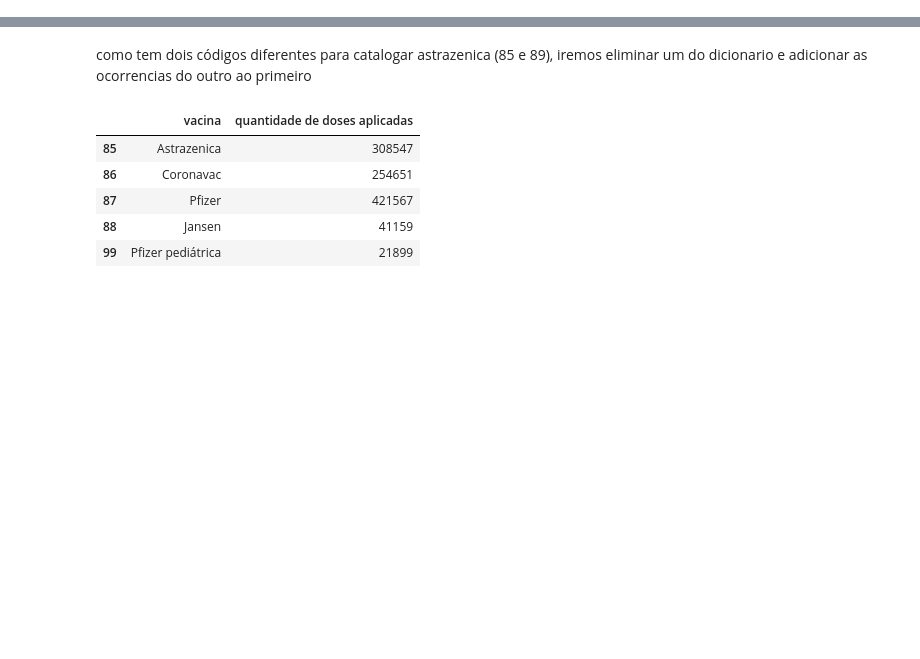
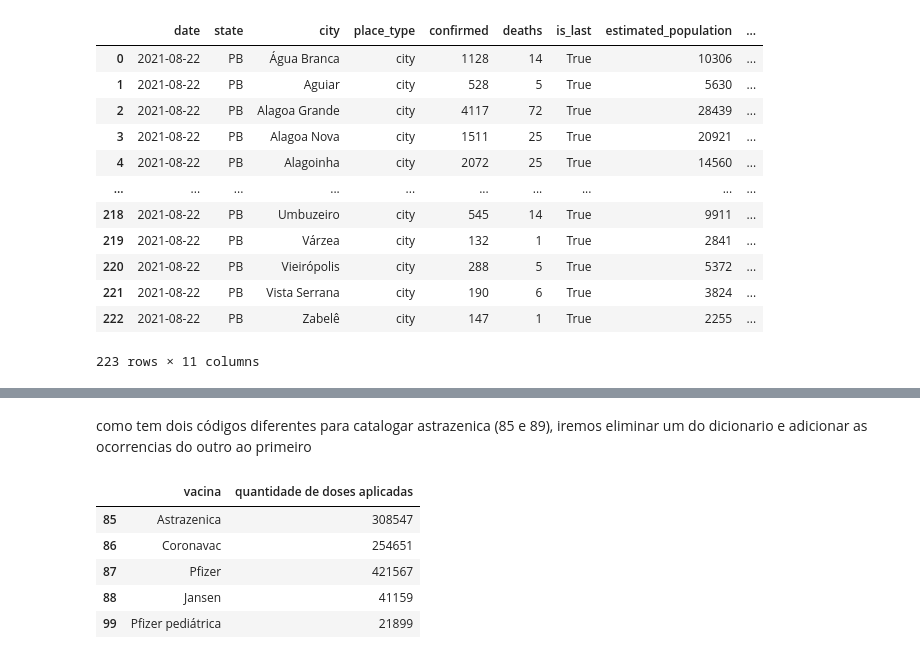
Before and after one commit to maxbarbosa/data-science-final-project, a Jupyter notebook: graphs.ipynb, the cells around one changed output, grey strips where cells are left out. Cells and saved outputs as stored; diff of their text form; code cells hidden in the pictures; blank space fills up the shorter version.

```diff
--- a/graphs.ipynb
+++ b/graphs.ipynb
@@ -15,3 +15,20 @@ vax_df.head(5)
+# %%
+casos_df = pd.read_csv('datasets/dados_casos.csv')
+casos_df
+# %% [output]
+|  | date | state | city | place_type | confirmed | deaths | is_last | estimated_population | ... |
+| 0 | 2021-08-22 | PB | Água Branca | city | 1128 | 14 | True | 10306 | ... |
+| 1 | 2021-08-22 | PB | Aguiar | city | 528 | 5 | True | 5630 | ... |
+| 2 | 2021-08-22 | PB | Alagoa Grande | city | 4117 | 72 | True | 28439 | ... |
+| 3 | 2021-08-22 | PB | Alagoa Nova | city | 1511 | 25 | True | 20921 | ... |
+| 4 | 2021-08-22 | PB | Alagoinha | city | 2072 | 25 | True | 14560 | ... |
+| ... | ... | ... | ... | ... | ... | ... | ... | ... | ... |
+| 218 | 2021-08-22 | PB | Umbuzeiro | city | 545 | 14 | True | 9911 | ... |
+| 219 | 2021-08-22 | PB | Várzea | city | 132 | 1 | True | 2841 | ... |
+| 220 | 2021-08-22 | PB | Vieirópolis | city | 288 | 5 | True | 5372 | ... |
+| 221 | 2021-08-22 | PB | Vista Serrana | city | 190 | 6 | True | 3824 | ... |
+| 222 | 2021-08-22 | PB | Zabelê | city | 147 | 1 | True | 2255 | ... |
+223 rows × 11 columns
 # %%
 vax_df.value_counts('vacina_codigo')
 # %% [output]
```
Also changed, not shown: parts of 10 cells of this notebook, 1 other file.
